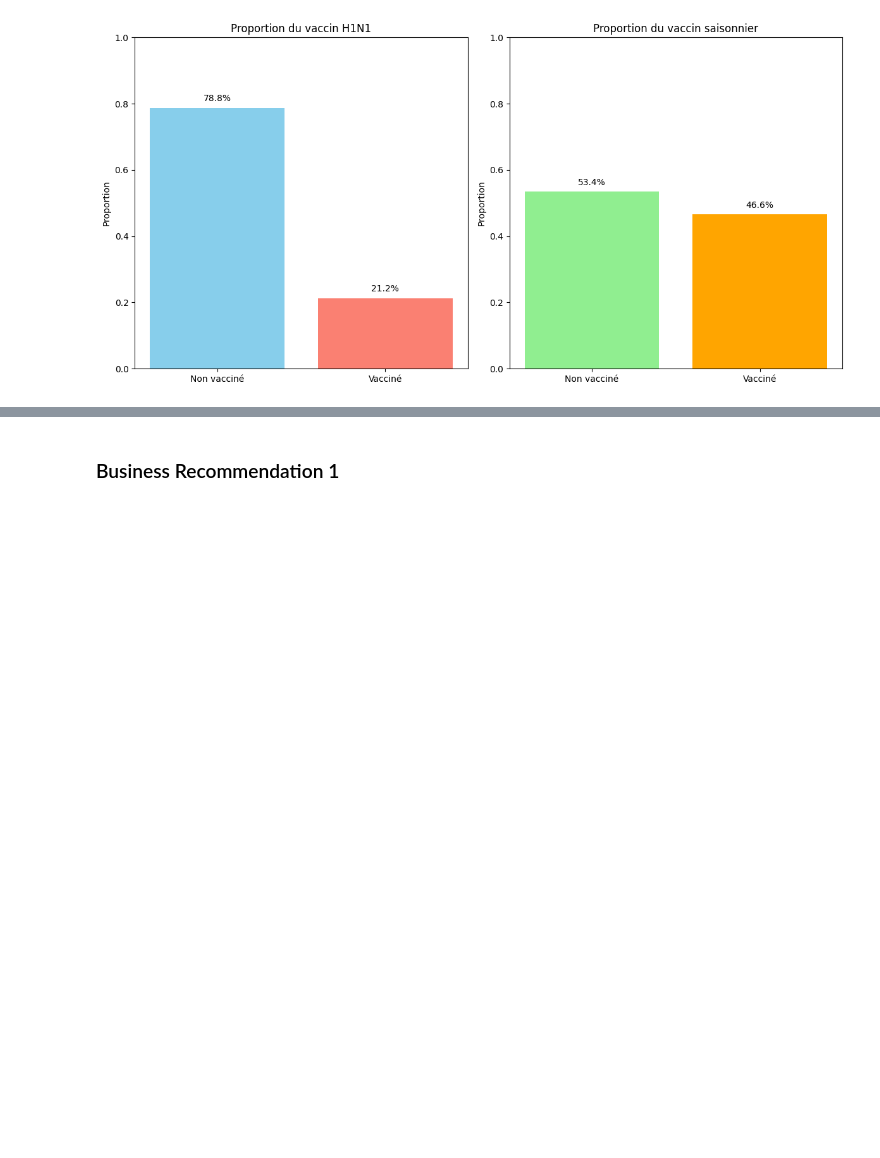
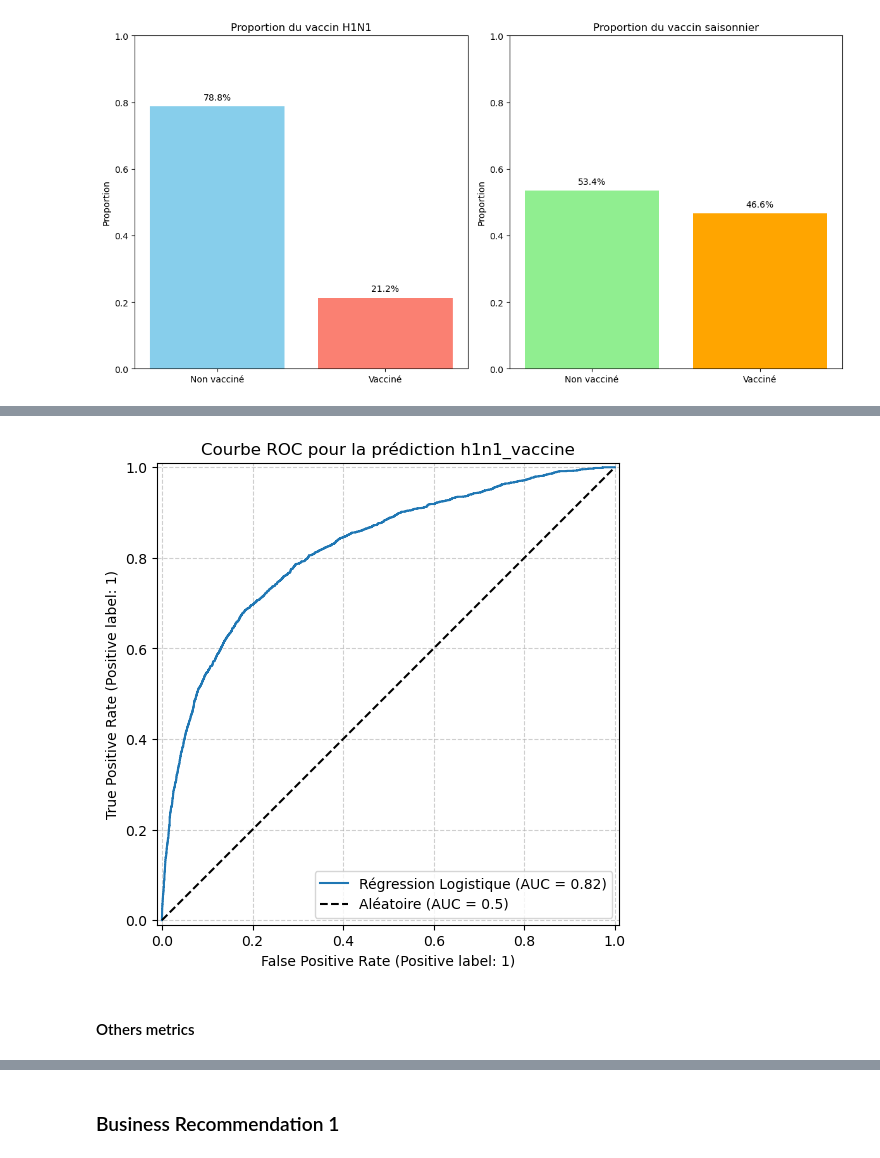
Before and after one commit to pradashlley/Project-P3, a Jupyter notebook: Final-checkpoint.ipynb, the cells around one changed output, grey strips where cells are left out. Drawn from its saved outputs; the diff is of its cells as text; code cells hidden in the pictures; blank space fills up the shorter version.

```diff
--- a/Final-checkpoint.ipynb
+++ b/Final-checkpoint.ipynb
@@ -360,0 +313,19 @@ roc_auc_score(y_eval, y_preds)
+# %%
+# Divisons les données en ensembles d'entraînement et de test
+X_train, X_test, y_train, y_test = train_test_split(X, y, test_size=0.33, random_state=42, stratify=y)
+
+# Création d'un pipeline complet
+# Utilisation du modèle de Régression Logistique
+model = Pipeline(steps=[
+    ('preprocessor', preprocessor),
+    ('classifier', LogisticRegression(solver='liblinear', random_state=42)) # 'liblinear' est bon pour les petits datasets
+])
+
+# Entraînement de notre modèle
+model.fit(X_train, y_train)
+
+# Évaluation du Modèle
+y_pred_proba = model.predict_proba(X_test)[:, 1] # Probabilités pour la classe positive (1)
+auc_roc = roc_auc_score(y_test, y_pred_proba)
+
+print(f"\nAUC-ROC du modèle sur l'ensemble de test (h1n1_vaccine): {auc_roc:.4f}")
@@ -360,0 +395,25 @@ roc_auc_score(y_eval, y_preds)
+# %%
+from sklearn.metrics import RocCurveDisplay
+import matplotlib.pyplot as plt
+
+#  Tracons la courbe ROC
+fig, ax = plt.subplots(figsize=(8, 6))
+
+roc_display = RocCurveDisplay.from_estimator(
+    estimator=model,
+    X=X_test,
+    y=y_test,
+    name='Régression Logistique',
+    ax=ax
+)
+
+ax.plot([0, 1], [0, 1], 'k--', label='Aléatoire (AUC = 0.5)')
+ax.set_title(f"Courbe ROC pour la prédiction h1n1_vaccine")
+ax.legend(loc='lower right')
+ax.grid(True, linestyle='--', alpha=0.6)
+
+plt.show()
+# %% [output]
+[figure, added]
+# %% [markdown]
+#### Others metrics
```
Also changed, not shown: parts of 57 cells of this notebook.
